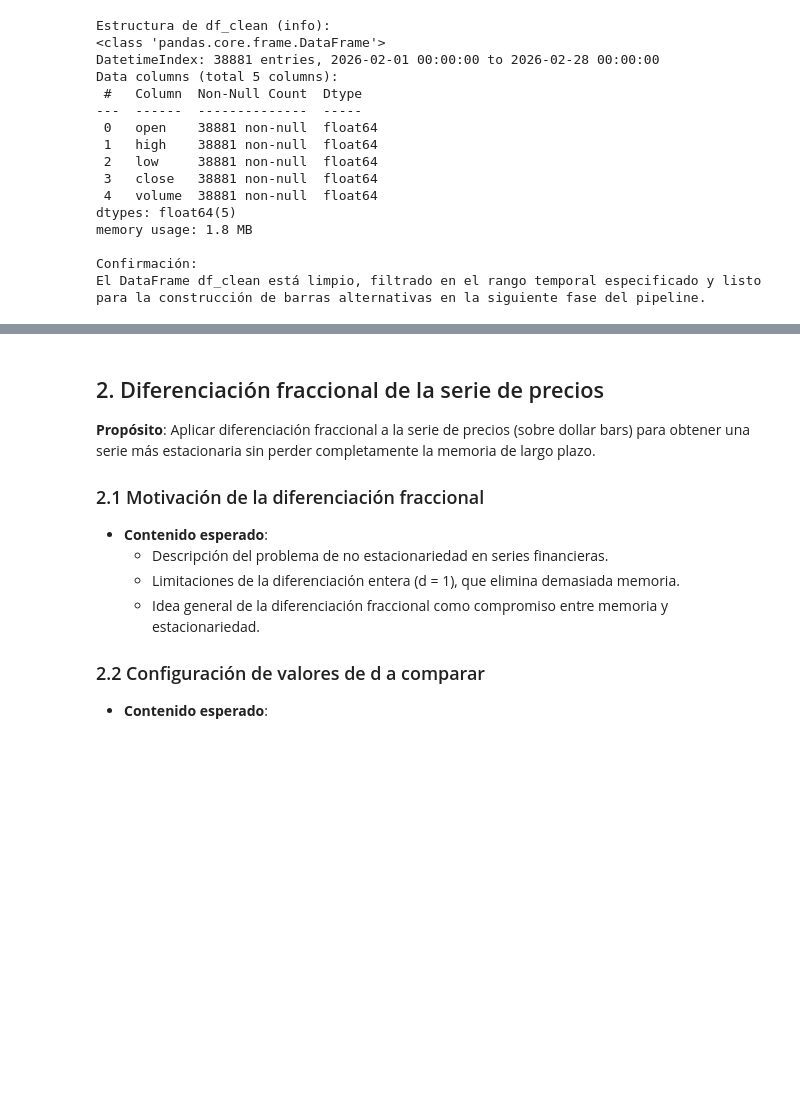
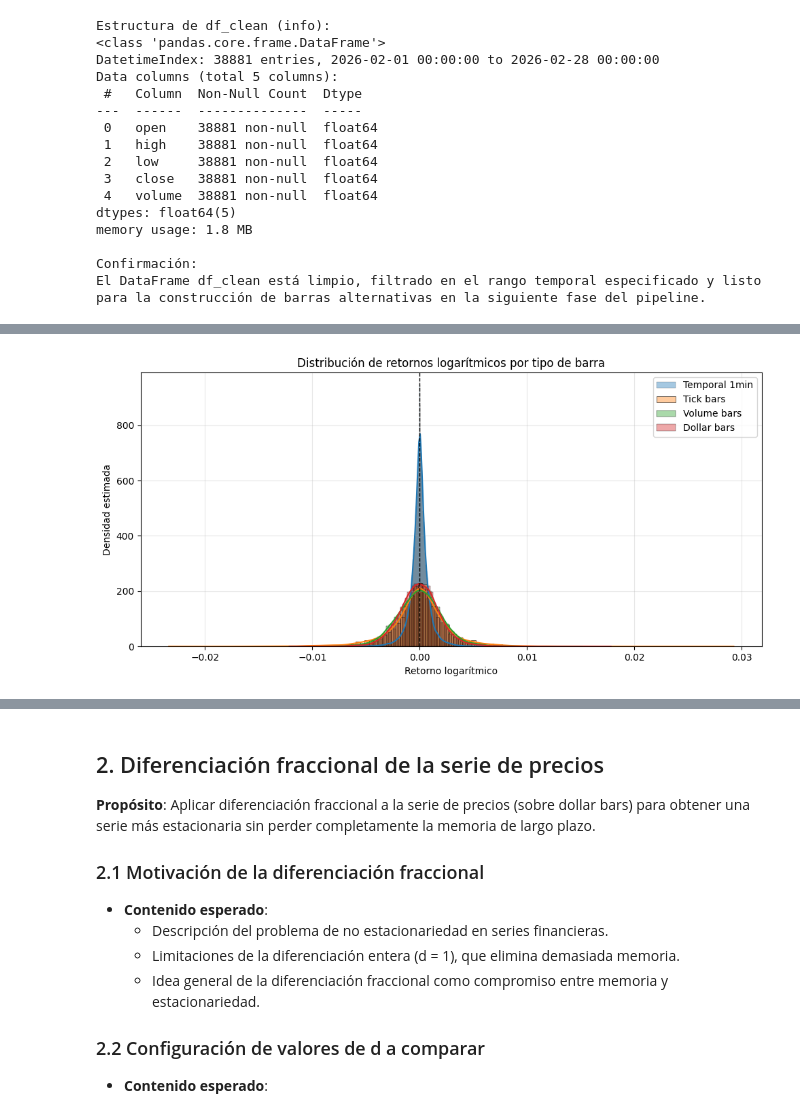
Before and after one commit to Romequinco/TAREA_PROCESADO_DATOS_FINANCIEROS_PARA_MACHINE_LEARNING, a Jupyter notebook: PREPROCESADO_DATOS_FINANCIEROS_.ipynb, the cells around one changed output, grey strips where cells are left out. Saved outputs shown, nothing was run; the diff lists cells and outputs as text; code cells hidden in the pictures; blank space fills up the shorter version.

```diff
--- a/PREPROCESADO_DATOS_FINANCIEROS_.ipynb
+++ b/PREPROCESADO_DATOS_FINANCIEROS_.ipynb
@@ -575,0 +942,81 @@ En esta sección se explicará que:
+# %%
+# Filtramos todos los DataFrames al rango de fechas DATE_START → DATE_END
+df_temp_plot = df_base.loc[DATE_START:DATE_END]
+df_tick_plot = df_tick.loc[DATE_START:DATE_END]
+df_volume_plot = df_volume.loc[DATE_START:DATE_END]
+df_dollar_plot = df_dollar.loc[DATE_START:DATE_END]
+
+# Cálculo de retornos logarítmicos para cada serie
+rets_temporal = np.log(df_temp_plot['close']).diff().dropna()
+rets_tick = np.log(df_tick_plot['close']).diff().dropna()
+rets_volume = np.log(df_volume_plot['close']).diff().dropna()
+rets_dollar = np.log(df_dollar_plot['close']).diff().dropna()
+
+# --- Gráfica 1: distribución completa ---
+fig, ax = plt.subplots(figsize=(10, 5))
+
+sns.histplot(rets_temporal, kde=True, stat='density', label='Temporal 1min', color='tab:blue', alpha=0.4, ax=ax)
+sns.histplot(rets_tick, kde=True, stat='density', label='Tick bars', color='tab:orange', alpha=0.4, ax=ax)
+sns.histplot(rets_volume, kde=True, stat='density', label='Volume bars', color='tab:green', alpha=0.4, ax=ax)
+sns.histplot(rets_dollar, kde=True, stat='density', label='Dollar bars', color='tab:red', alpha=0.4, ax=ax)
+
+ax.axvline(0.0, color='black', linestyle='--', linewidth=1)
+ax.set_title('Distribución de retornos logarítmicos por tipo de barra')
+ax.set_xlabel('Retorno logarítmico')
+ax.set_ylabel('Densidad estimada')
+ax.legend()
+ax.grid(alpha=0.3)
+plt.tight_layout()
+plt.show()
+
+
+# Calculamos media y desviación estándar combinada para determinar los 2σ
+all_rets = pd.concat([rets_temporal, rets_tick, rets_volume, rets_dollar])
+mean_ret = all_rets.mean()
+std_ret = all_rets.std()
+two_std = 2 * std_ret
+
+# --- Gráfica 2: zoom cola izquierda (retornos negativos desde -2σ) ---
+fig, ax = plt.subplots(figsize=(10, 5))
+
+# Lista de retornos y colores
+rets_list = [rets_temporal, rets_tick, rets_volume, rets_dollar]
+labels = ['Temporal 1min', 'Tick bars', 'Volume bars', 'Dollar bars']
+colors = ['tab:blue', 'tab:orange', 'tab:green', 'tab:red']
+
+for rets, label, color in zip(rets_list, labels, colors):
+    sns.histplot(rets, kde=True, stat='density', label=label, color=color, alpha=0.4, ax=ax)
+    # Línea vertical al final de cada distribución (mínimo para la cola izquierda)
+    ax.axvline(rets.min(), color=color, linestyle='--', linewidth=1)
+
+ax.set_xlim(all_rets.min(), mean_ret - two_std)
+ax.set_ylim(0, 50)  # zoom en Y
+ax.axvline(0.0, color='black', linestyle='--', linewidth=1)
+ax.set_title('Zoom cola izquierda (retornos negativos, desde -2σ)')
+ax.set_xlabel('Retorno logarítmico')
+ax.set_ylabel('Densidad estimada')
+ax.legend()
+ax.grid(alpha=0.3)
+plt.tight_layout()
+plt.show()
+
+# --- Gráfica 3: zoom cola derecha (retornos positivos desde +2σ) ---
+fig, ax = plt.subplots(figsize=(10, 5))
+
+for rets, label, color in zip(rets_list, labels, colors):
+    sns.histplot(rets, kde=True, stat='density', label=label, color=color, alpha=0.4, ax=ax)
+    # Línea vertical al final de cada distribución (máximo para la cola derecha)
+    ax.axvline(rets.max(), color=color, linestyle='--', linewidth=1)
+
+ax.set_xlim(mean_ret + two_std, all_rets.max())
+ax.set_ylim(0, 50)  # zoom en Y
+ax.axvline(0.0, color='black', linestyle='--', linewidth=1)
+ax.set_title('Zoom cola derecha (retornos positivos, desde +2σ)')
+ax.set_xlabel('Retorno logarítmico')
+ax.set_ylabel('Densidad estimada')
+ax.legend()
+ax.grid(alpha=0.3)
+plt.tight_layout()
+plt.show()
+# %% [output]
+[figure, added]
```
Also changed, not shown: parts of 23 cells of this notebook.
